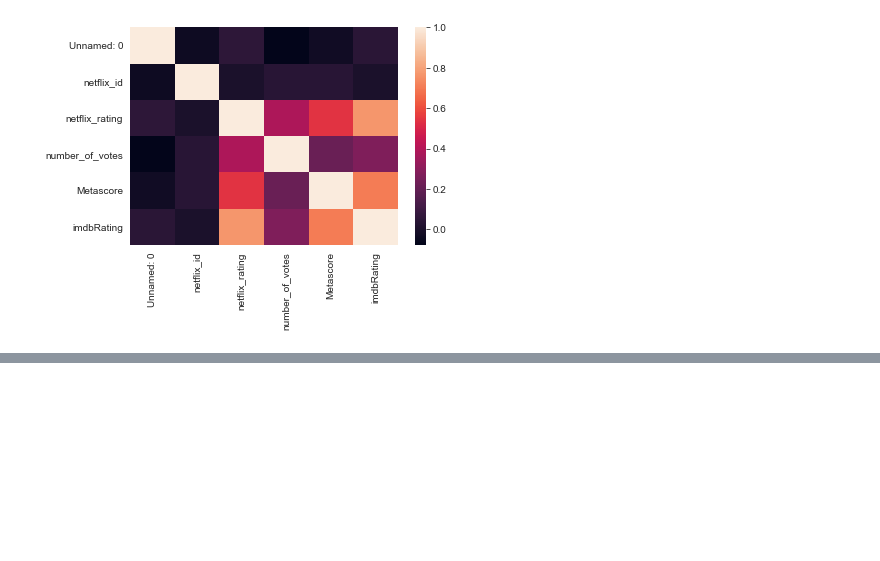
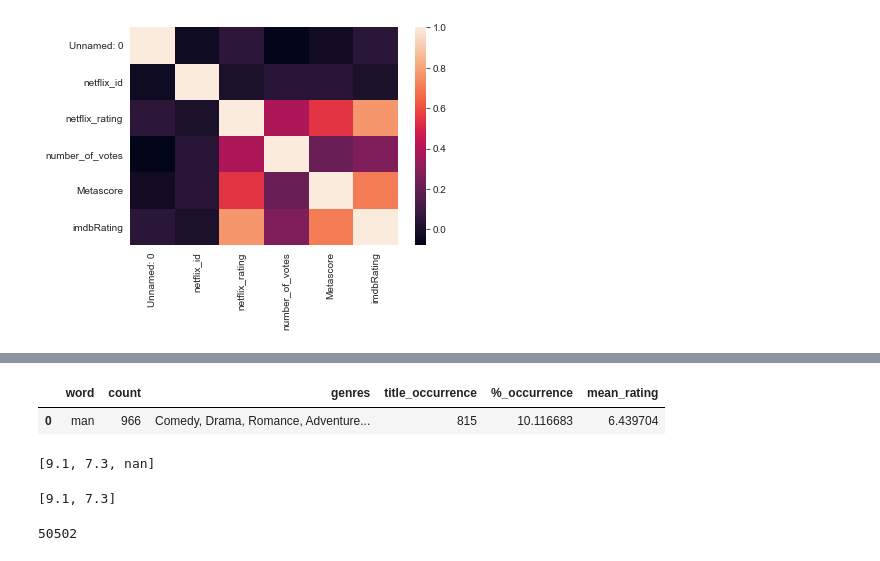
Before and after one commit to Garcipaldis/bridge_datascience_JorgeGarcia, a Jupyter notebook: EDA Project/Analytics.ipynb, the cells around one changed output, grey strips where cells are left out. Drawn from its saved outputs; the diff is of its cells as text; code cells hidden in the pictures; blank space fills up the shorter version.

```diff
--- a/EDA Project/Analytics.ipynb
+++ b/EDA Project/Analytics.ipynb
@@ -555,0 +586,16 @@ sns.heatmap(lista_dfs[0].corr())
+# %%
+search_word_popularity('man', data)
+# %% [output]
+|  | word | count | genres | title_occurrence | %_occurrence | mean_rating |
+| 0 | man | 966 | Comedy, Drama, Romance, Adventure... | 815 | 10.116683 | 6.439704 |
+# %%
+import numpy as np
+list(filter(lambda x: isinstance(x, float), [9.1, 7.3, np.nan]))
+# %% [output]
+[9.1, 7.3, nan]
+# %%
+arr = np.array([9.1, 7.3, np.nan])
+arr = arr[~np.isnan(arr)]
+list(arr)
+# %% [output]
+[9.1, 7.3]
@@ -555,0 +605,4 @@ sns.heatmap(lista_dfs[0].corr())
+# %%
+len(word_list)
+# %% [output]
+50502
```
Also changed, not shown: parts of 5 cells of this notebook.
